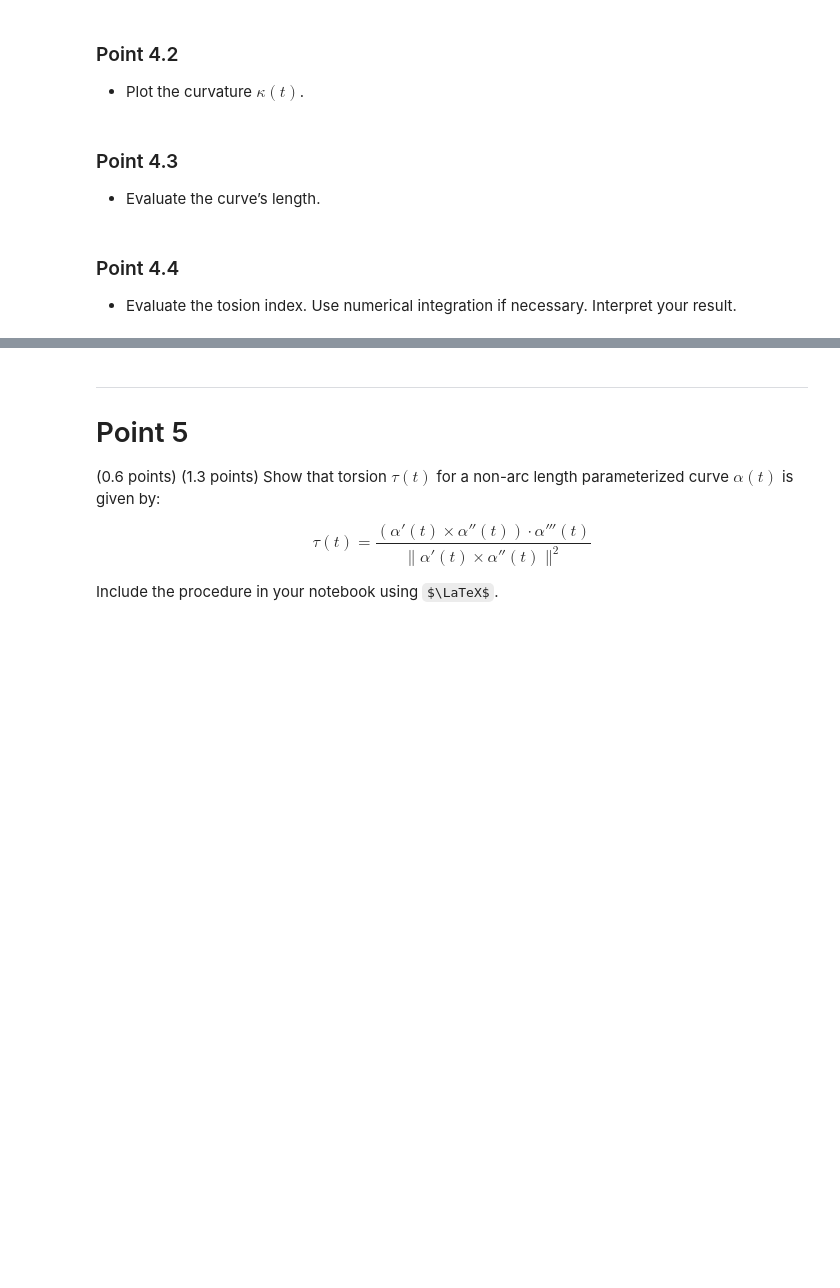
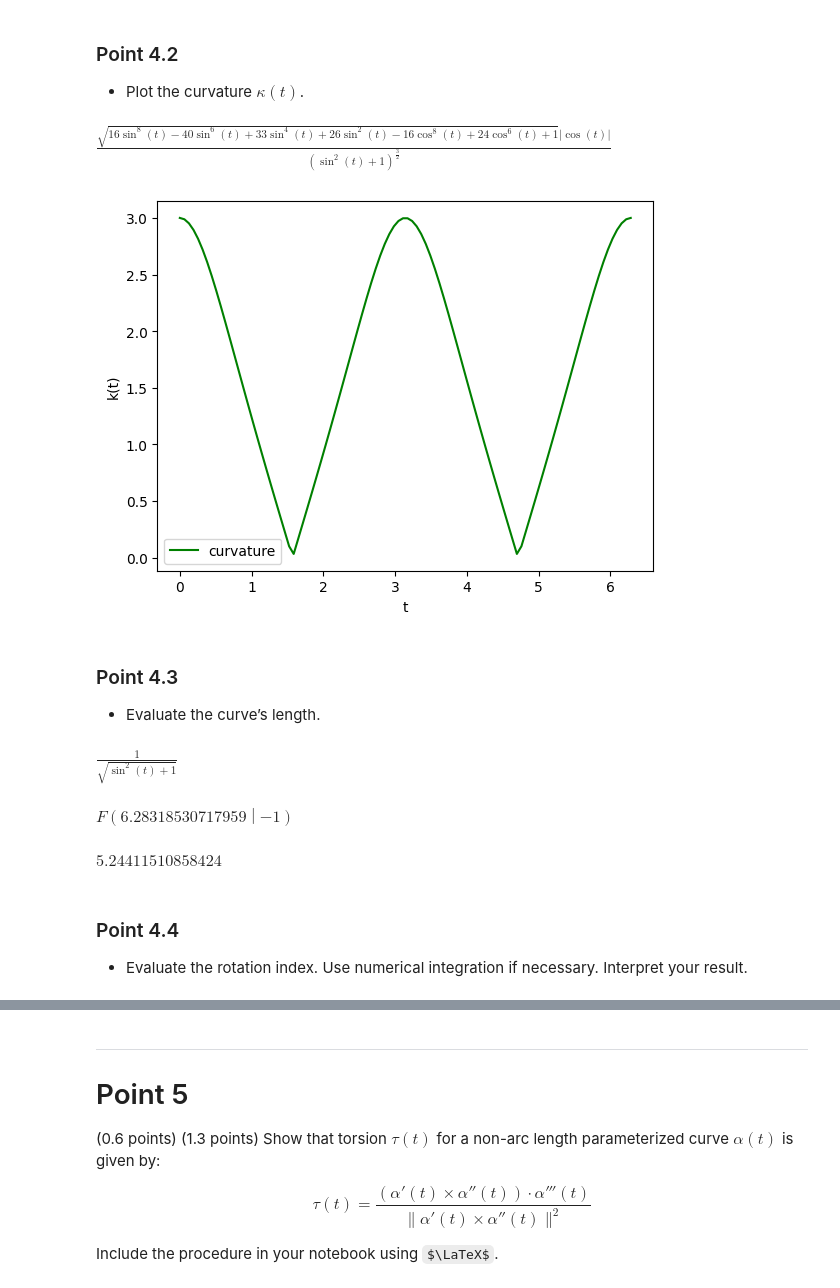
Before and after one commit to DaveAlsina/8tavoSemestre, a Jupyter notebook: geometria/tarea3/tarea3solucion.ipynb, the cells around one changed output, grey strips where cells are left out. Cells and saved outputs as stored; diff of their text form; code cells hidden in the pictures; some formulas as TeX source; blank space fills up the shorter version.

```diff
--- a/geometria/tarea3/tarea3solucion.ipynb
+++ b/geometria/tarea3/tarea3solucion.ipynb
@@ -60,3 +358,11 @@ $$\alpha(t) = \left( \frac{cos(t)}{1 + sin^{2}(t)},\;\, \frac{sin(t)cos(t)}{1 +
 ### Point 4.1
 
 - Plot the curve $\alpha(t)$  with the tangent vector at $t = 0$.
+# %%
+t = sp.Symbol('t', real=True, positive=True)
+start = 0
+end   = 2*np.pi
+
+# Parametric curve
+alpha = ( sp.cos(t)/(1 + sp.sin(t)**2), sp.sin(t)*sp.cos(t)/(1 + sp.sin(t)**2), 0)
+alpha
@@ -62,0 +371,4 @@ $$\alpha(t) = \left( \frac{cos(t)}{1 + sin^{2}(t)},\;\, \frac{sin(t)cos(t)}{1 +
+# %%
+info = get_all_from_parametric_curve_with_normalizations(alpha, t)
+da_alpha = info['da']
+da_alpha
@@ -62,0 +379,10 @@ $$\alpha(t) = \left( \frac{cos(t)}{1 + sin^{2}(t)},\;\, \frac{sin(t)cos(t)}{1 +
+# %%
+t_vals = np.linspace(start, end, 100)
+t_value = 0
+
+# lambdify the parametric curve
+alpha_fn = sp.lambdify(t, alpha, 'numpy')
+da_alpha_fn = sp.lambdify(t, da_alpha, 'numpy')
+
+# evaluate the parametric curve
+alpha_vals = alpha_fn(t_vals)
@@ -63,10 +418,41 @@ $$\alpha(t) = \left( \frac{cos(t)}{1 + sin^{2}(t)},\;\, \frac{sin(t)cos(t)}{1 +
 # %% [markdown]
 ### Point 4.2
 - Plot the curvature $\kappa(t)$.
+# %%
+curvature = info['k']
+curvature
+# %% [output]
+$\displaystyle \frac{\sqrt{16 \sin^{8}{\left(t \right)} - 40 \sin^{6}{\left(t \right)} + 33 \sin^{4}{\left(t \right)} + 26 \sin^{2}{\left(t \right)} - 16 \cos^{8}{\left(t \right)} + 24 \cos^{6}{\left(t \right)} + 1} \left|{\cos{\left(t \right)}}\right|}{\left(\sin^{2}{\left(t \right)} + 1\right)^{\frac{3}{2}}}$
+# %%
+curvature_fn = sp.lambdify(t, curvature, 'numpy')
+curvature_vals = curvature_fn(t_vals)
+
+plt.plot(t_vals, curvature_vals, label='curvature', color='green')
+plt.ylabel('k(t)')
+plt.xlabel('t')
+plt.legend()
+plt.show()
+# %% [output]
+[figure, added]
 # %% [markdown]
 ### Point 4.3
 - Evaluate the curve’s length.
+# %%
+da_norm    = info['norm_da']
+da_norm_fn = sp.lambdify(t, da_norm, 'numpy')
+da_norm
+# %% [output]
+$\displaystyle \frac{1}{\sqrt{\sin^{2}{\left(t \right)} + 1}}$
+# %%
+curve_length = calculate_curve_length(da_norm, t, start, end)
+curve_length
+# %% [output]
+$\displaystyle F\left(6.28318530717959\middle| -1\right)$
+# %%
+curve_length.evalf()
+# %% [output]
+$\displaystyle 5.24411510858424$
 # %% [markdown]
 ### Point 4.4
 
-- Evaluate the tosion index. Use numerical integration if necessary. Interpret your result.
+- Evaluate the rotation index. Use numerical integration if necessary. Interpret your result.
```
Also changed, not shown: parts of 36 cells of this notebook.
